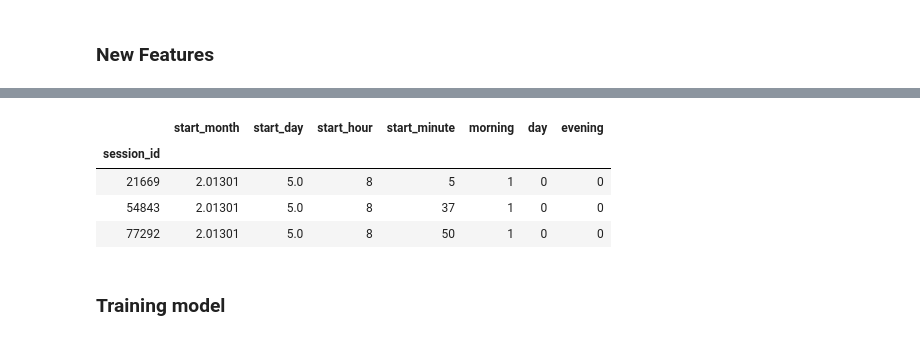
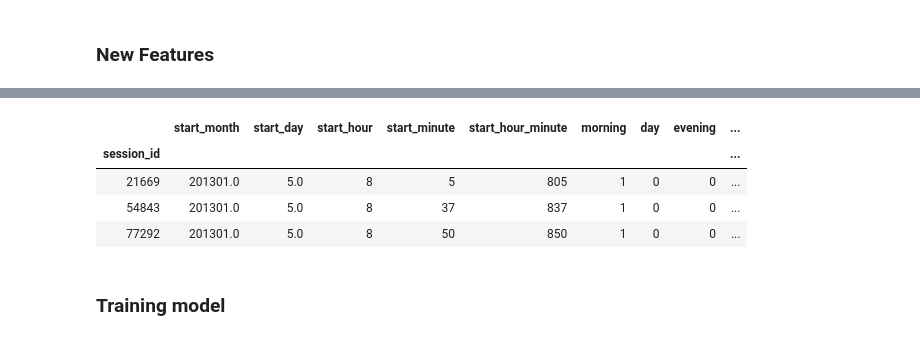
Before and after one commit to koolvn/mlcourse.ai, a Jupyter notebook: competitions/Catch me if you can.ipynb, the cells around one changed output, grey strips where cells are left out. Saved outputs shown, nothing was run; the diff lists cells and outputs as text; code cells hidden in the pictures.

```diff
--- a/competitions/Catch me if you can.ipynb
+++ b/competitions/Catch me if you can.ipynb
@@ -222,7 +241,7 @@ full_new_feat = pd.DataFrame(index=full_df.index)
 
 # start_month
 full_new_feat['start_month'] = full_df['time1'].apply(lambda ts:
-                                                      100 * ts.year + ts.month).astype('float64') / 1e5
+                                                      100 * ts.year + ts.month).astype('float64')
 
 # start_day
 full_new_feat['start_day'] = full_df['time1'].apply(lambda ts: ts.weekday()).astype('float64')
@@ -230,17 +249,25 @@ full_new_feat['start_day'] = full_df['time1'].apply(lambda ts: ts.weekday()).ast
 # # n_unique_sites
 # full_new_feat['n_unique_sites'] = full_sites.nunique(axis=1)
 
-
 # start_hour
 full_new_feat['start_hour'] = full_df['time1'].apply(lambda ts: ts.hour)
 
 # start_minute
 full_new_feat['start_minute'] = full_df['time1'].apply(lambda ts: ts.minute)
 
+# start_hour_minute
+full_new_feat['start_hour_minute'] = full_df['time1'].apply(lambda ts: ts.hour)*100+full_df['time1'].apply(lambda ts: ts.minute)
+
 # part of the day
 full_new_feat['morning'] = ((full_new_feat['start_hour'] >= 0) & (full_new_feat['start_hour'] <= 11)).astype(int)
 full_new_feat['day'] = ((full_new_feat['start_hour'] >= 12) & (full_new_feat['start_hour'] <= 18)).astype('int')
 full_new_feat['evening'] = ((full_new_feat['start_hour'] >= 19) & (full_new_feat['start_hour'] <= 23)).astype('int')
 
+# Youtube
+full_new_feat['youtube'] = full_df['site1'].apply(lambda x: 1 if x in youtube_ids else 0)
+
+# Facebook
+full_new_feat['fb'] = full_df['site1'].apply(lambda x: 1 if x in facebook_ids else 0)
+
 full_new_feat.head(3)
 # %% [output]
@@ -248,8 +275,8 @@ Wall time: 7.45 s
-|  | start_month | start_day | start_hour | start_minute | morning | day | evening |
-| session_id |  |  |  |  |  |  |  |
-| 21669 | 2.01301 | 5.0 | 8 | 5 | 1 | 0 | 0 |
-| 54843 | 2.01301 | 5.0 | 8 | 37 | 1 | 0 | 0 |
-| 77292 | 2.01301 | 5.0 | 8 | 50 | 1 | 0 | 0 |
+|  | start_month | start_day | start_hour | start_minute | start_hour_minute | morning | day | evening | ... |
+| session_id |  |  |  |  |  |  |  |  | ... |
+| 21669 | 201301.0 | 5.0 | 8 | 5 | 805 | 1 | 0 | 0 | ... |
+| 54843 | 201301.0 | 5.0 | 8 | 37 | 837 | 1 | 0 | 0 | ... |
+| 77292 | 201301.0 | 5.0 | 8 | 50 | 850 | 1 | 0 | 0 | ... |
 # %% [markdown]
 ### Training model
 # %%
```
Also changed, not shown: parts of 16 cells of this notebook.
